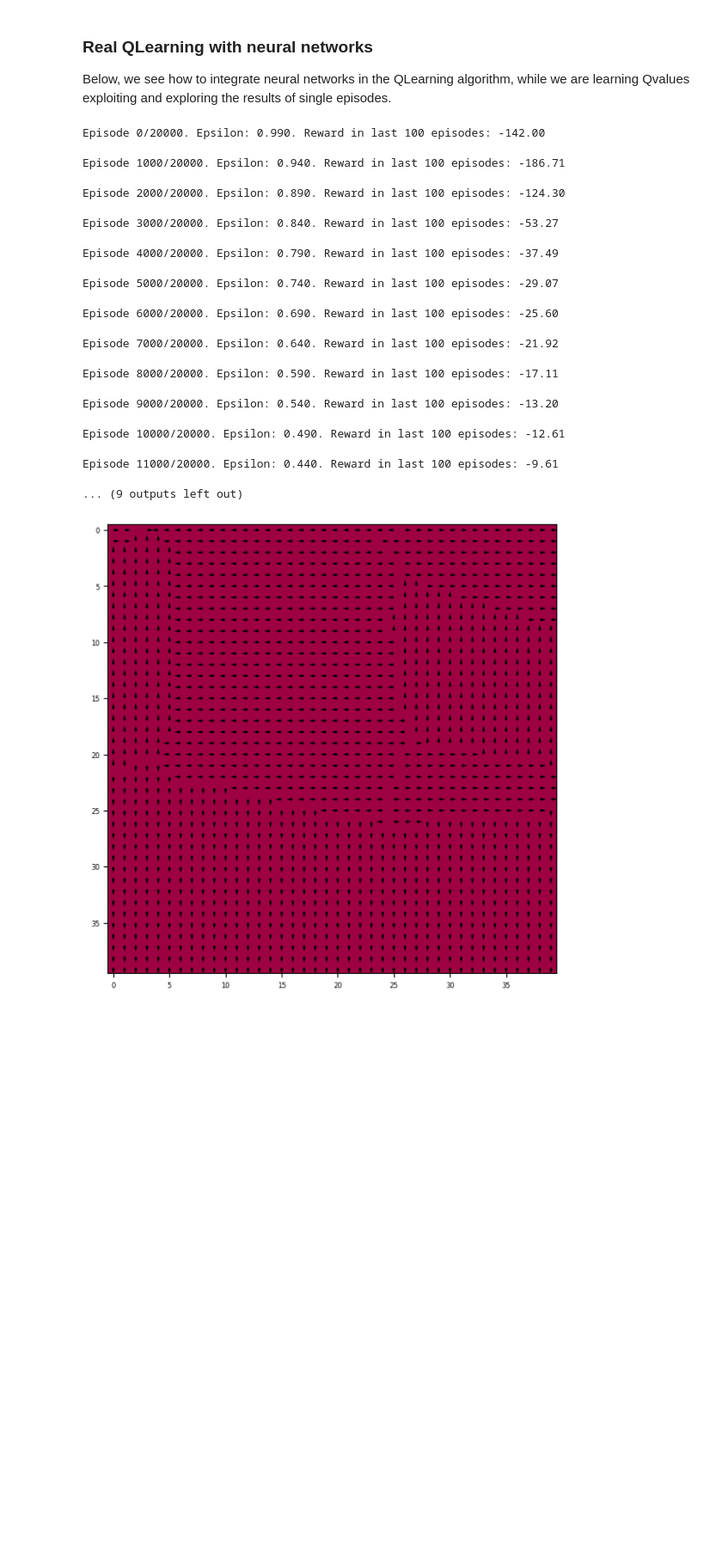
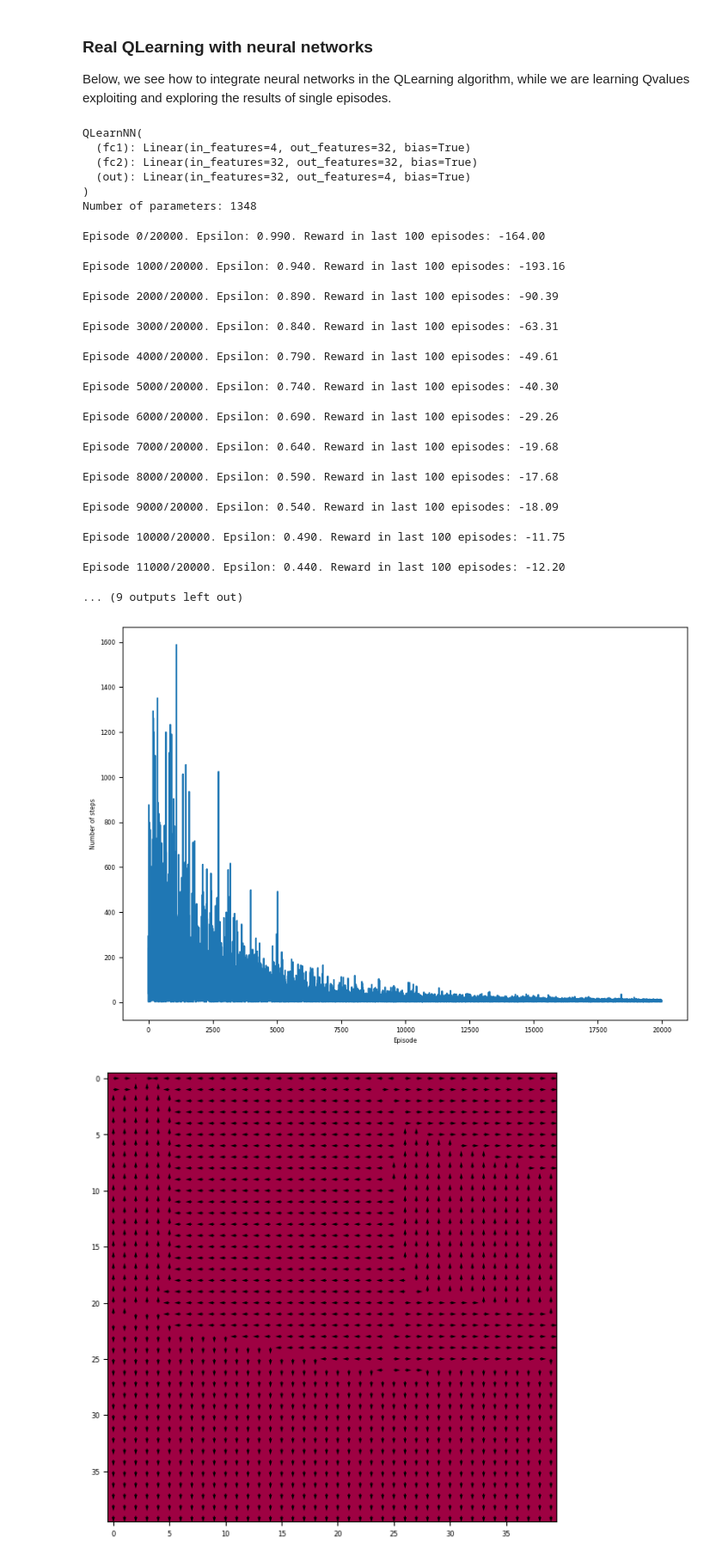
Before and after one commit to erikalena/Deep-QNetworks, a Jupyter notebook: notebook/qnetworks.ipynb, the cells around one changed output. Shown at 86% size. Saved outputs shown, nothing was run; the diff lists cells and outputs as text; code cells hidden in the pictures; blank space fills up the shorter version.

```diff
--- a/notebook/qnetworks.ipynb
+++ b/notebook/qnetworks.ipynb
@@ -239,6 +245,17 @@ qlearnNN = QLearnNN(num_features, num_actions).to(device)
 
 optimizer = torch.optim.Adam(qlearnNN.parameters(), lr=1e-4)
 loss_fn = nn.MSELoss()
+# %%
+# print model and number of parameters
+print(qlearnNN)
+print(f'Number of parameters: {sum(p.numel() for p in qlearnNN.parameters())}')
+# %% [output]
+QLearnNN(
+  (fc1): Linear(in_features=4, out_features=32, bias=True)
+  (fc2): Linear(in_features=32, out_features=32, bias=True)
+  (out): Linear(in_features=32, out_features=4, bias=True)
+)
+Number of parameters: 1348
 # %%
 def select_epsilon_greedy_action(state, epsilon):
   """
@@ -262,12 +279,21 @@ def train_step(states, actions, rewards, next_states, dones, discount):
     replay buffer.
     """
 
+
     # compute targets for Q-learning
     # the max Q-value of the next state is the target for the current state
     input = torch.as_tensor(next_states, dtype=torch.float32)
     # normalize input
     input = input/(Lx-1)
     max_next_qs = qlearnNN(input).max(-1).values
+
+    # transform rewards to tensors
+    rewards = torch.as_tensor(rewards, dtype=torch.float32)
+    # transform dones to tensors
+    dones = torch.as_tensor(dones, dtype=torch.float32)
+
+
+
     target = rewards + (1.0 - dones) * discount * max_next_qs
 
     # then to compute the loss, we also need the Q-value of the current state
@@ -315,7 +341,7 @@ def single_step(env, state, action):
     env.current_state = S_new[:2]
     return S_new, reward, env.done
 # %%
-# Hyperparameters.
+# Hyperparameters
 num_episodes = 20000
 epsilon = 1.0
 batch_size = 32
@@ -328,7 +354,10 @@ qlearnNN.train()
 # Start training. Play game once and then train with a batch.
 last_100_ep_rewards = []
 all_states = []
-for episode in tqdm(range(num_episodes+1)):
+
+n_steps = np.zeros(num_episodes)
+
+for episode in tqdm(range(num_episodes)):
   env.reset()
   # state is a random tuple of 4 values
   # made of starting position and goal position
@@ -358,9 +387,11 @@ for episode in tqdm(range(num_episodes+1)):
     cur_frame += 1
 
     # Train neural network.
-    if len(buffer) > batch_size:
+    if len(buffer) > batch_size +1:
       states, actions, rewards, next_states, dones = buffer.sample(batch_size)
       loss = train_step(states, actions, rewards, next_states, dones, discount)
+
+    n_steps[episode] += 1
 
   if episode % 200 == 0:
     epsilon -= 0.01
@@ -372,20 +403,32 @@ for episode in tqdm(range(num_episodes+1)):
   if episode % 1000 == 0:
     print(f'Episode {episode}/{num_episodes}. Epsilon: {epsilon:.3f}.'
           f' Reward in last 100 episodes: {np.mean(last_100_ep_rewards):.2f}')
+
+  # if we learn to solve the problem, stop training
+  if np.mean(last_100_ep_rewards) > -5:
+    break
 # %% [output]
-Episode 0/20000. Epsilon: 0.990. Reward in last 100 episodes: -142.00
+Episode 0/20000. Epsilon: 0.990. Reward in last 100 episodes: -164.00
-Episode 1000/20000. Epsilon: 0.940. Reward in last 100 episodes: -186.71
+Episode 1000/20000. Epsilon: 0.940. Reward in last 100 episodes: -193.16
-Episode 2000/20000. Epsilon: 0.890. Reward in last 100 episodes: -124.30
+Episode 2000/20000. Epsilon: 0.890. Reward in last 100 episodes: -90.39
-Episode 3000/20000. Epsilon: 0.840. Reward in last 100 episodes: -53.27
+Episode 3000/20000. Epsilon: 0.840. Reward in last 100 episodes: -63.31
-Episode 4000/20000. Epsilon: 0.790. Reward in last 100 episodes: -37.49
+Episode 4000/20000. Epsilon: 0.790. Reward in last 100 episodes: -49.61
-Episode 5000/20000. Epsilon: 0.740. Reward in last 100 episodes: -29.07
+Episode 5000/20000. Epsilon: 0.740. Reward in last 100 episodes: -40.30
-Episode 6000/20000. Epsilon: 0.690. Reward in last 100 episodes: -25.60
+Episode 6000/20000. Epsilon: 0.690. Reward in last 100 episodes: -29.26
-Episode 7000/20000. Epsilon: 0.640. Reward in last 100 episodes: -21.92
+Episode 7000/20000. Epsilon: 0.640. Reward in last 100 episodes: -19.68
-Episode 8000/20000. Epsilon: 0.590. Reward in last 100 episodes: -17.11
+Episode 8000/20000. Epsilon: 0.590. Reward in last 100 episodes: -17.68
-Episode 9000/20000. Epsilon: 0.540. Reward in last 100 episodes: -13.20
+Episode 9000/20000. Epsilon: 0.540. Reward in last 100 episodes: -18.09
-Episode 10000/20000. Epsilon: 0.490. Reward in last 100 episodes: -12.61
+Episode 10000/20000. Epsilon: 0.490. Reward in last 100 episodes: -11.75
-Episode 11000/20000. Epsilon: 0.440. Reward in last 100 episodes: -9.61
+Episode 11000/20000. Epsilon: 0.440. Reward in last 100 episodes: -12.20
 ... (9 outputs left out)
+# %%
+# plot number of steps per episode
+plt.plot(n_steps)
+plt.xlabel('Episode')
+plt.ylabel('Number of steps')
+plt.show()
+# %% [output]
+[figure, added]
 # %%
 # get the policy which corresponds to a certain end state and plot it
 lx_new = 40
```
Also changed, not shown: parts of 1 cell of this notebook, 5 other files.
